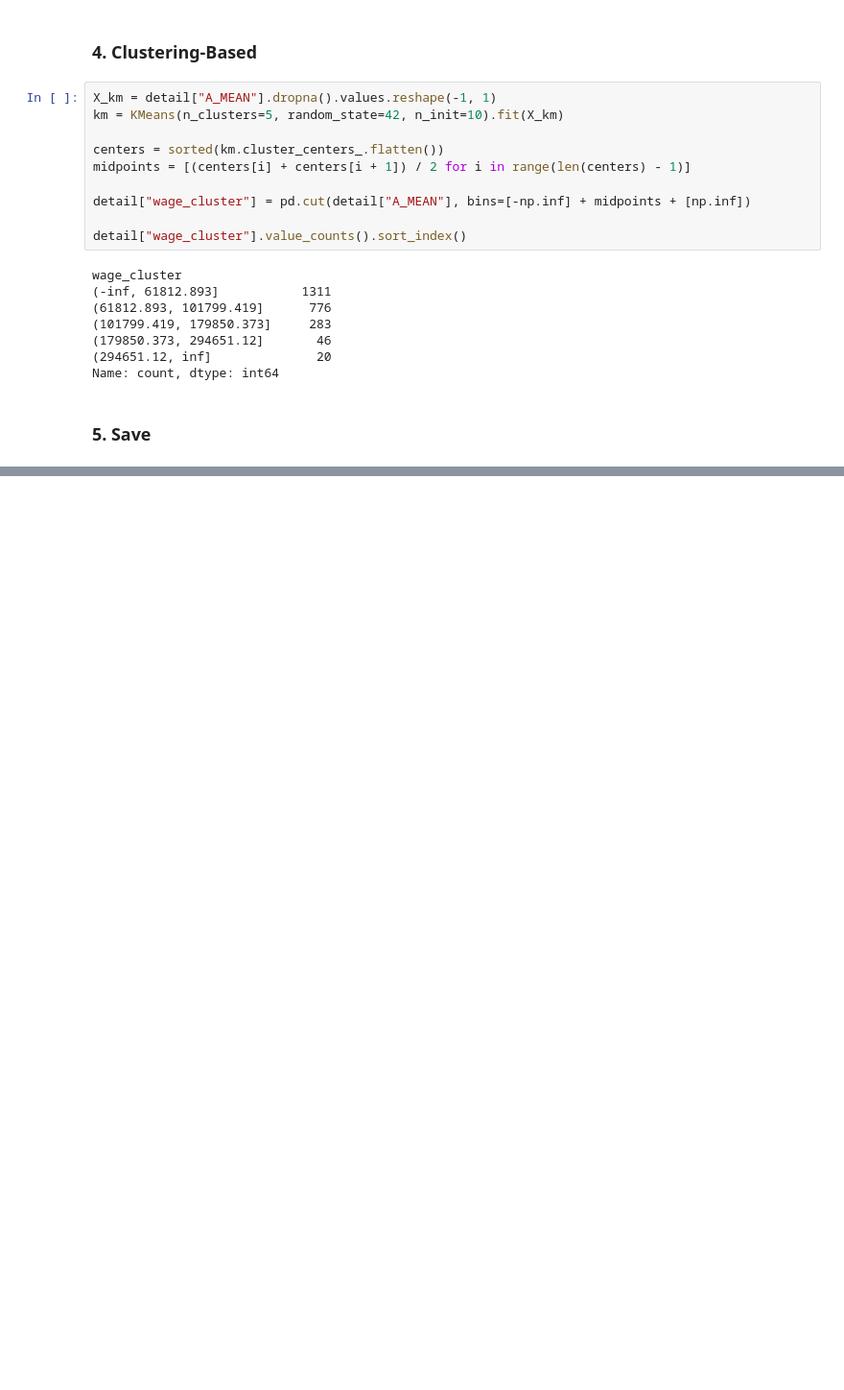
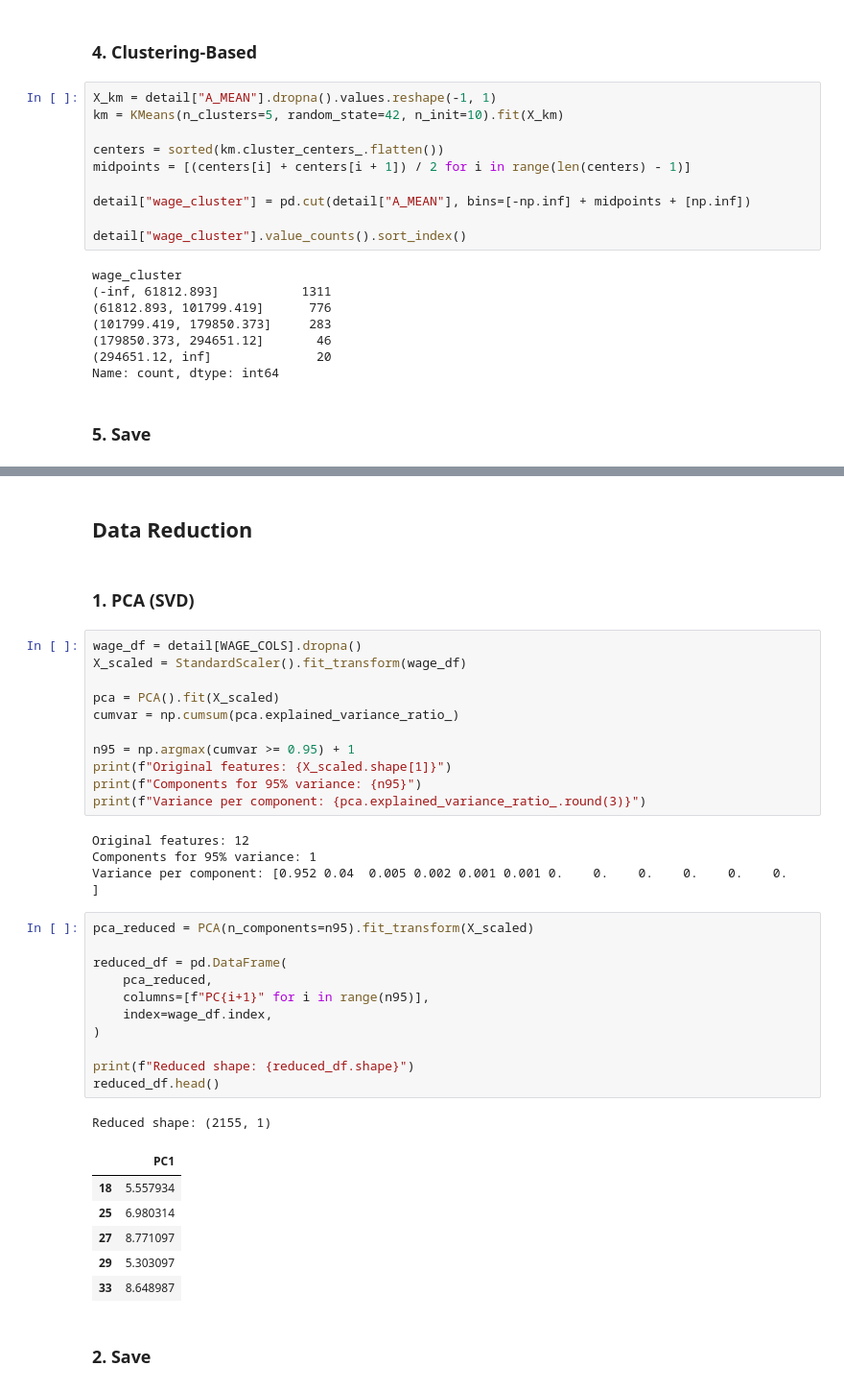
Before and after one commit to axtex/255-AI, a Jupyter notebook: notebooks/preprocessing/01_bls.ipynb, the cells around one changed output, grey strips where cells are left out. Shown at 96% size. Saved outputs shown, nothing was run; the diff lists cells and outputs as text; blank space fills up the shorter version.

Commit message:
data(preprocessing>bls): Add data reduction

```diff
--- a/notebooks/preprocessing/01_bls.ipynb
+++ b/notebooks/preprocessing/01_bls.ipynb
@@ -283,0 +289,40 @@ for f in sorted(DISC_DIR.glob("bls_*.csv")):
+# %% [markdown]
+## Data Reduction
+# %% [markdown]
+### 1. PCA (SVD)
+# %%
+wage_df = detail[WAGE_COLS].dropna()
+X_scaled = StandardScaler().fit_transform(wage_df)
+
+pca = PCA().fit(X_scaled)
+cumvar = np.cumsum(pca.explained_variance_ratio_)
+
+n95 = np.argmax(cumvar >= 0.95) + 1
+print(f"Original features: {X_scaled.shape[1]}")
+print(f"Components for 95% variance: {n95}")
+print(f"Variance per component: {pca.explained_variance_ratio_.round(3)}")
+# %% [output]
+Original features: 12
+Components for 95% variance: 1
+Variance per component: [0.952 0.04  0.005 0.002 0.001 0.001 0.    0.    0.    0.    0.    0.   ]
+# %%
+pca_reduced = PCA(n_components=n95).fit_transform(X_scaled)
+
+reduced_df = pd.DataFrame(
+    pca_reduced,
+    columns=[f"PC{i+1}" for i in range(n95)],
+    index=wage_df.index,
+)
+
+print(f"Reduced shape: {reduced_df.shape}")
+reduced_df.head()
+# %% [output]
+Reduced shape: (2155, 1)
+|  | PC1 |
+| 18 | 5.557934 |
+| 25 | 6.980314 |
+| 27 | 8.771097 |
+| 29 | 5.303097 |
+| 33 | 8.648987 |
+# %% [markdown]
+### 2. Save
```
Also changed, not shown: parts of 4 cells of this notebook, 1 other file.
